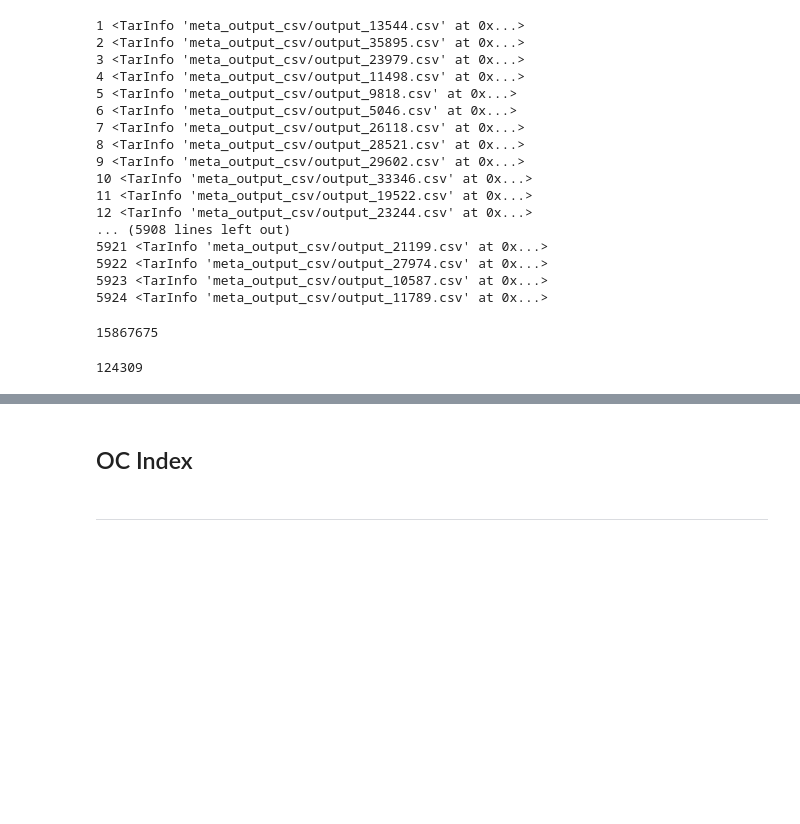
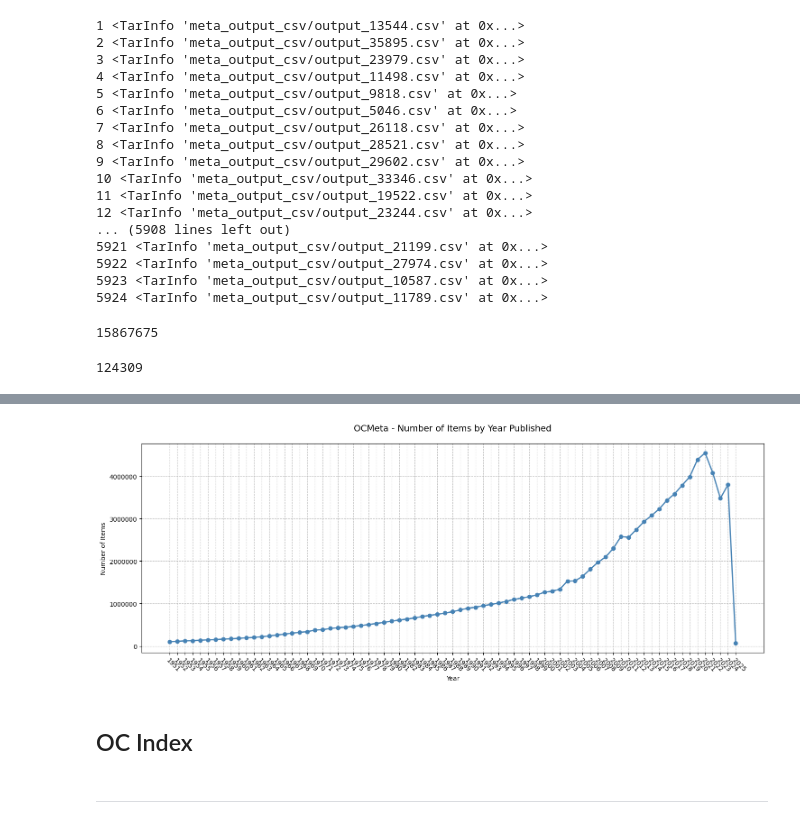
Before and after one commit to open-sci/2023-2024-atreides-code, a Jupyter notebook: notebooks/temporal_analysis.ipynb, the cells around one changed output, grey strips where cells are left out. Drawn from its saved outputs; the diff is of its cells as text; code cells hidden in the pictures; blank space fills up the shorter version.

```diff
--- a/notebooks/temporal_analysis.ipynb
+++ b/notebooks/temporal_analysis.ipynb
@@ -120,3 +96,37 @@ plt.show()
+# %%
+import matplotlib.pyplot as plt
+import matplotlib.ticker as ticker
+
+
+fig, ax = plt.subplots(figsize=(15, 6))
+
+filtered_years = {
+    int(year): count
+    for year, count in years_counter.items()
+    if year is not None and year.isdigit() and 1950 < int(year) <= 2025
+}
+
+sorted_years = dict(sorted(filtered_years.items()))
+
+plt.plot(sorted_years.keys(), sorted_years.values(),
+         marker='o',
+         linewidth=2,
+         markersize=6,
+         color='steelblue')
+
+plt.title('OCMeta - Number of Items by Year Published', pad=20, size=14)
+plt.xlabel('Year')
+plt.ylabel('Number of Items')
+ax.yaxis.grid(True, linestyle='--', alpha=0.7)
+ax.xaxis.grid(True, linestyle='--', alpha=0.7)
+
+ax.ticklabel_format(style='plain', axis='y')
+
+plt.xticks(sorted(filtered_years.keys()), rotation=-45, ha='left', va='top', rotation_mode='anchor')
+plt.tight_layout()
+plt.show()
+# %% [output]
+[figure, added]
 # %% [markdown]
 ## OC Index
 # %% [markdown]
```
Also changed, not shown: parts of 13 cells of this notebook, 9 other files.
